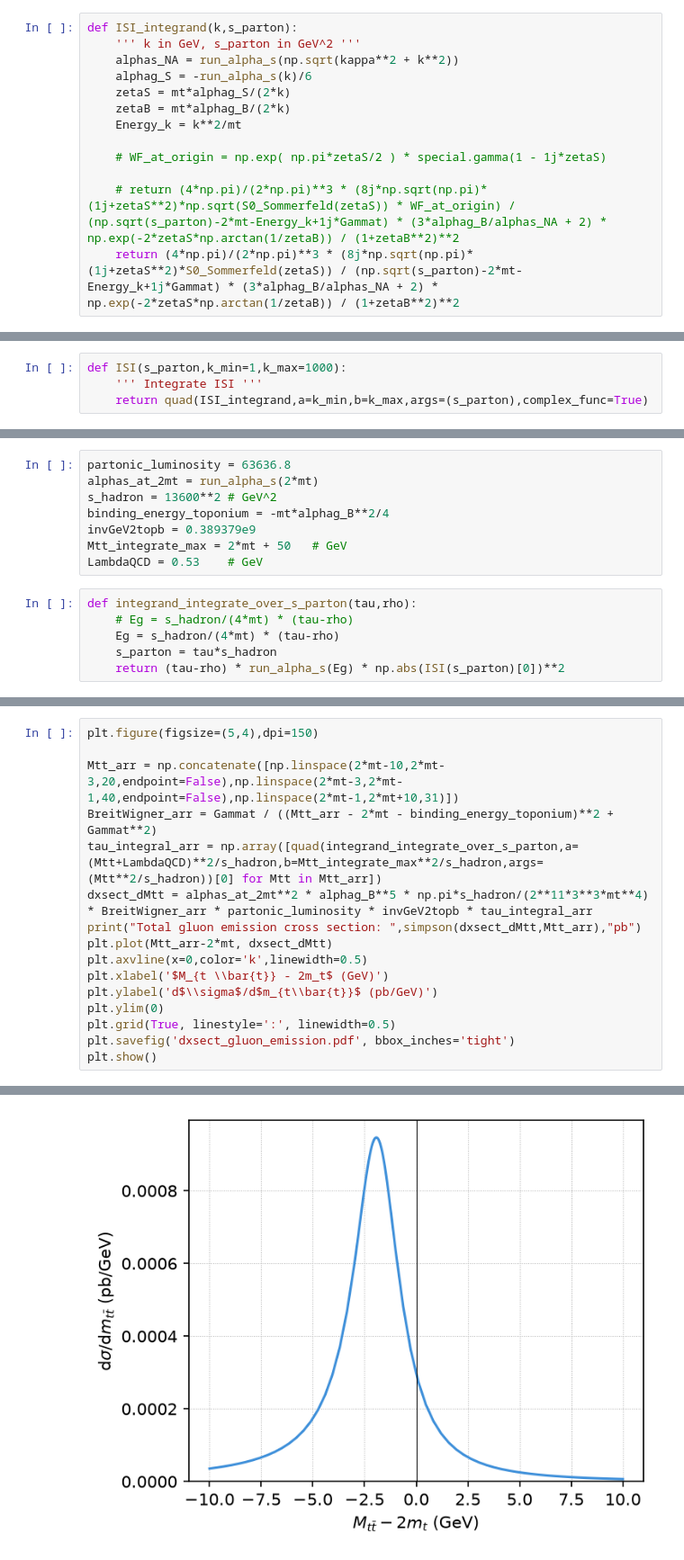
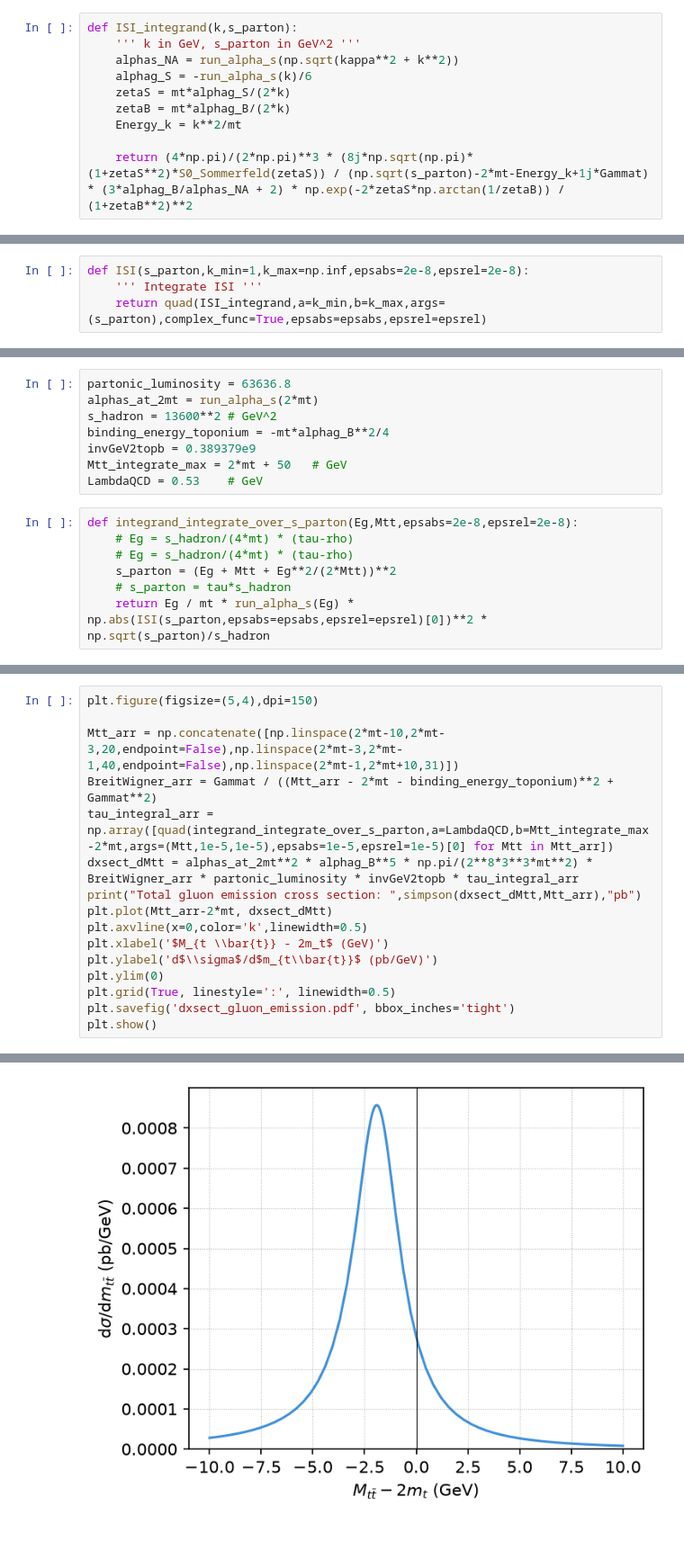
Before and after one commit to phananhvu1609/toponium, a Jupyter notebook: plot/analysis.ipynb, the cells around one changed output, grey strips where cells are left out. Shown at 90% size. Saved outputs shown, nothing was run; the diff lists cells and outputs as text.

Commit message:
raise k_max to inf & really corrected i*(1+zeta^2)

```diff
--- a/plot/analysis.ipynb
+++ b/plot/analysis.ipynb
@@ -193,10 +193,7 @@ def ISI_integrand(k,s_parton):
     zetaB = mt*alphag_B/(2*k)
     Energy_k = k**2/mt
 
-    # WF_at_origin = np.exp( np.pi*zetaS/2 ) * special.gamma(1 - 1j*zetaS)
-
-    # return (4*np.pi)/(2*np.pi)**3 * (8j*np.sqrt(np.pi)*(1j+zetaS**2)*np.sqrt(S0_Sommerfeld(zetaS)) * WF_at_origin) / (np.sqrt(s_parton)-2*mt-Energy_k+1j*Gammat) * (3*alphag_B/alphas_NA + 2) * np.exp(-2*zetaS*np.arctan(1/zetaB)) / (1+zetaB**2)**2
-    return (4*np.pi)/(2*np.pi)**3 * (8j*np.sqrt(np.pi)*(1j+zetaS**2)*S0_Sommerfeld(zetaS)) / (np.sqrt(s_parton)-2*mt-Energy_k+1j*Gammat) * (3*alphag_B/alphas_NA + 2) * np.exp(-2*zetaS*np.arctan(1/zetaB)) / (1+zetaB**2)**2
+    return (4*np.pi)/(2*np.pi)**3 * (8j*np.sqrt(np.pi)*(1+zetaS**2)*S0_Sommerfeld(zetaS)) / (np.sqrt(s_parton)-2*mt-Energy_k+1j*Gammat) * (3*alphag_B/alphas_NA + 2) * np.exp(-2*zetaS*np.arctan(1/zetaB)) / (1+zetaB**2)**2
 # %%
 k_arr = np.logspace(np.log10(1),np.log10(100),401)
 
@@ -220,7 +217,7 @@ plt.show()
 # %%
-def ISI(s_parton,k_min=1,k_max=1000):
+def ISI(s_parton,k_min=1,k_max=np.inf,epsabs=2e-8,epsrel=2e-8):
     ''' Integrate ISI '''
-    return quad(ISI_integrand,a=k_min,b=k_max,args=(s_parton),complex_func=True)
+    return quad(ISI_integrand,a=k_min,b=k_max,args=(s_parton),complex_func=True,epsabs=epsabs,epsrel=epsrel)
 # %%
 sqrt_s_arr = np.linspace(2*mt-20,2*mt+50,201)
 ISI_arr = np.abs(np.asarray([ISI(sqrt_s**2)[0] for sqrt_s in sqrt_s_arr]))
@@ -255,9 +252,10 @@ invGeV2topb = 0.389379e9
 Mtt_integrate_max = 2*mt + 50   # GeV
 LambdaQCD = 0.53    # GeV
 # %%
-def integrand_integrate_over_s_parton(tau,rho):
+def integrand_integrate_over_s_parton(Eg,Mtt,epsabs=2e-8,epsrel=2e-8):
     # Eg = s_hadron/(4*mt) * (tau-rho)
-    Eg = s_hadron/(4*mt) * (tau-rho)
-    s_parton = tau*s_hadron
-    return (tau-rho) * run_alpha_s(Eg) * np.abs(ISI(s_parton)[0])**2
+    # Eg = s_hadron/(4*mt) * (tau-rho)
+    s_parton = (Eg + Mtt + Eg**2/(2*Mtt))**2
+    # s_parton = tau*s_hadron
+    return Eg / mt * run_alpha_s(Eg) * np.abs(ISI(s_parton,epsabs=epsabs,epsrel=epsrel)[0])**2 * np.sqrt(s_parton)/s_hadron
 # %%
@@ -270,8 +268,8 @@ plt.figure(figsize=(5,4),dpi=150)
 
 Mtt_arr = np.concatenate([np.linspace(2*mt-10,2*mt-3,20,endpoint=False),np.linspace(2*mt-3,2*mt-1,40,endpoint=False),np.linspace(2*mt-1,2*mt+10,31)])
 BreitWigner_arr = Gammat / ((Mtt_arr - 2*mt - binding_energy_toponium)**2 + Gammat**2)
-tau_integral_arr = np.array([quad(integrand_integrate_over_s_parton,a=(Mtt+LambdaQCD)**2/s_hadron,b=Mtt_integrate_max**2/s_hadron,args=(Mtt**2/s_hadron))[0] for Mtt in Mtt_arr])
-dxsect_dMtt = alphas_at_2mt**2 * alphag_B**5 * np.pi*s_hadron/(2**11*3**3*mt**4) * BreitWigner_arr * partonic_luminosity * invGeV2topb * tau_integral_arr
+tau_integral_arr = np.array([quad(integrand_integrate_over_s_parton,a=LambdaQCD,b=Mtt_integrate_max-2*mt,args=(Mtt,1e-5,1e-5),epsabs=1e-5,epsrel=1e-5)[0] for Mtt in Mtt_arr])
+dxsect_dMtt = alphas_at_2mt**2 * alphag_B**5 * np.pi/(2**8*3**3*mt**2) * BreitWigner_arr * partonic_luminosity * invGeV2topb * tau_integral_arr
 print("Total gluon emission cross section: ",simpson(dxsect_dMtt,Mtt_arr),"pb")
 plt.plot(Mtt_arr-2*mt, dxsect_dMtt)
 plt.axvline(x=0,color='k',linewidth=0.5)
@@ -286 +284 @@ Total gluon emission cross section:  0.003660377912536894 pb
-[figure, old version]
+[figure, new version]
```
Also changed, not shown: parts of 7 cells of this notebook, 8 other files.
